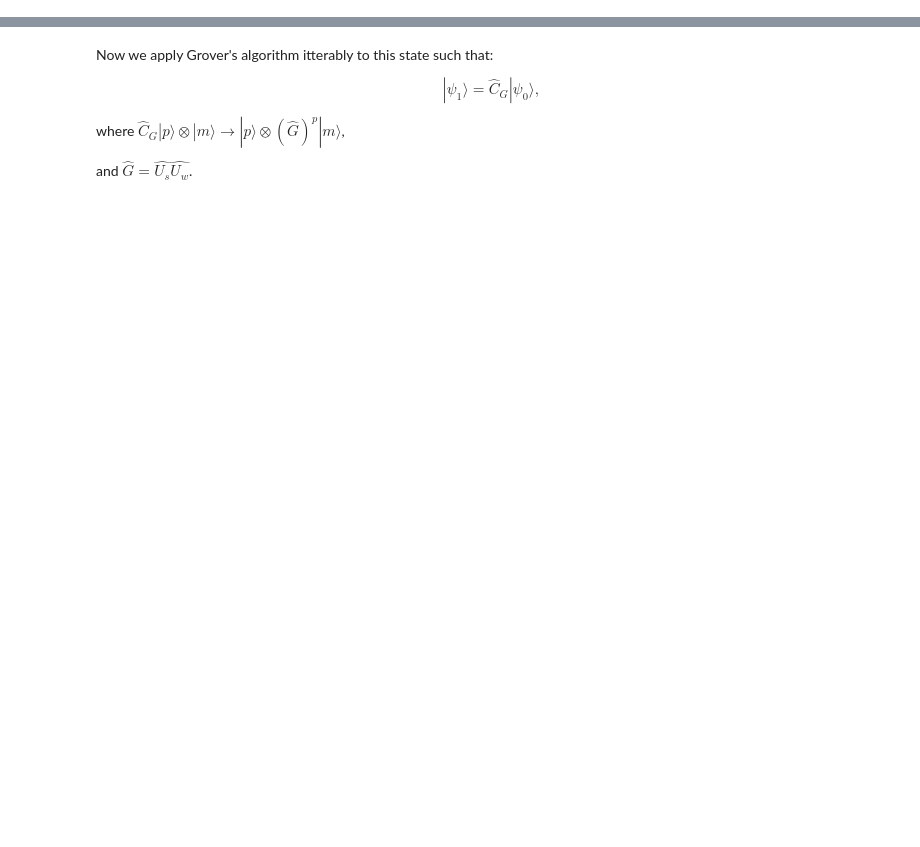
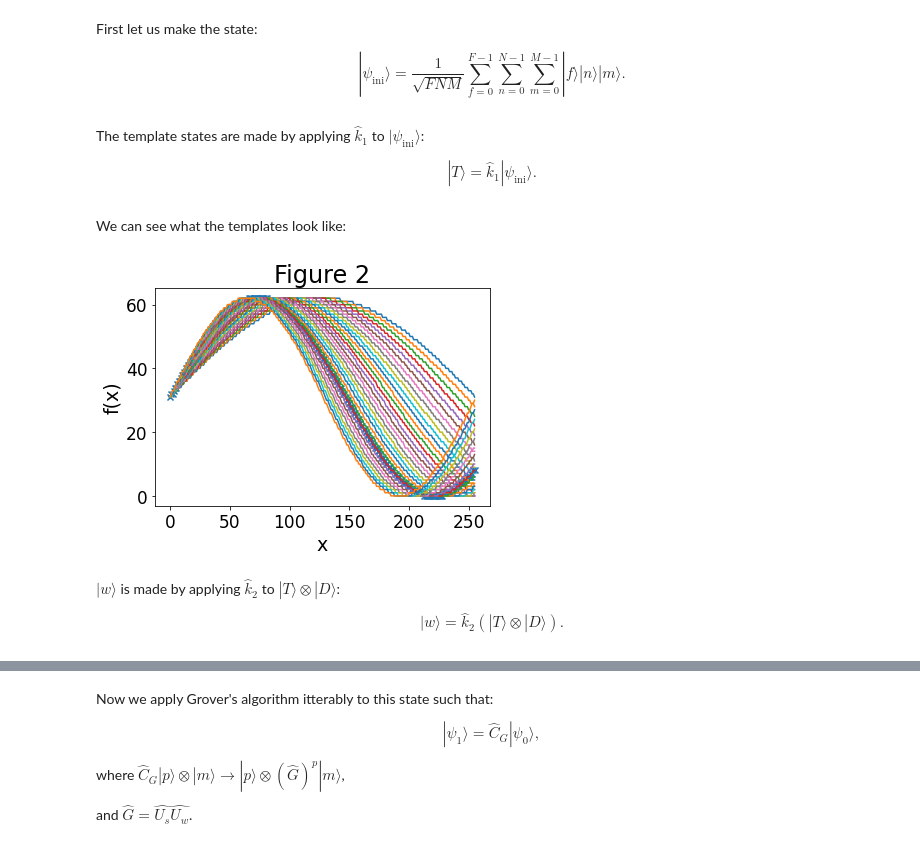
Before and after one commit to Fergus-Hayes/quantum-matched-filter, a Jupyter notebook: QMF.ipynb, the cells around one changed output, grey strips where cells are left out. Saved outputs shown, nothing was run; the diff lists cells and outputs as text; code cells hidden in the pictures; blank space fills up the shorter version.

```diff
--- a/QMF.ipynb
+++ b/QMF.ipynb
@@ -206,0 +58,7 @@ psi_0 = (1./np.sqrt(P*M))*np.ones((P,M))
+# %% [markdown]
+First let us make the state:
+
+$$ |\psi_{\text{ini}}⟩ = \frac{1}{\sqrt{FNM}}\sum^{F-1}_{f=0}\sum^{N-1}_{n=0}\sum^{M-1}_{m=0}|f⟩|n⟩|m⟩. $$
+# %%
+# Initiating the joint states across float, time and template qubits
+initial_states = np.ones((F,N,M))/np.sqrt(F*N*M)
@@ -206,0 +79,4 @@ psi_0 = (1./np.sqrt(P*M))*np.ones((P,M))
+# %% [markdown]
+The template states are made by applying $\hat{k}_{1}$ to $|\psi_{\text{ini}}⟩$:
+
+$$|T⟩ = \hat{k}_{1}|\psi_{\text{ini}}⟩.$$
@@ -206,0 +86,25 @@ psi_0 = (1./np.sqrt(P*M))*np.ones((P,M))
+# %%
+def get_t_inds(initial_states):
+    '''
+    A function simply used for plotting the templates and not used in the circuit.
+    It takes the initial states and produces templates represented as floats.
+    '''
+    F, N, M = initial_states.shape[0], initial_states.shape[1], initial_states.shape[2]
+    freqs = np.linspace(0.5, 1, M)
+    times = np.arange(N)
+    return np.round(((F/2)-1)*np.sin(freqs*np.vstack(times)*(2*np.pi)/N)+(F/2)-1).astype(int)
+# %% [markdown]
+We can see what the templates look like:
+# %%
+plt.scatter(n_inds,d_inds,marker='x',label='Data')
+plt.title('Figure 2')
+plt.xlabel('x')
+plt.ylabel('f(x)')
+
+t_inds = get_t_inds(initial_states)
+
+for m in m_inds:
+    plt.plot(n_inds,t_inds[:,m])
+plt.show()
+# %% [output]
+[figure, added]
@@ -206,0 +125,4 @@ psi_0 = (1./np.sqrt(P*M))*np.ones((P,M))
+# %% [markdown]
+$|w⟩$ is made by applying $\hat{k}_{2}$ to $|T⟩\otimes|D⟩$:
+
+$$|w⟩ = \hat{k}_{2}(|T⟩\otimes|D⟩).$$
```
Also changed, not shown: parts of 71 cells of this notebook.
